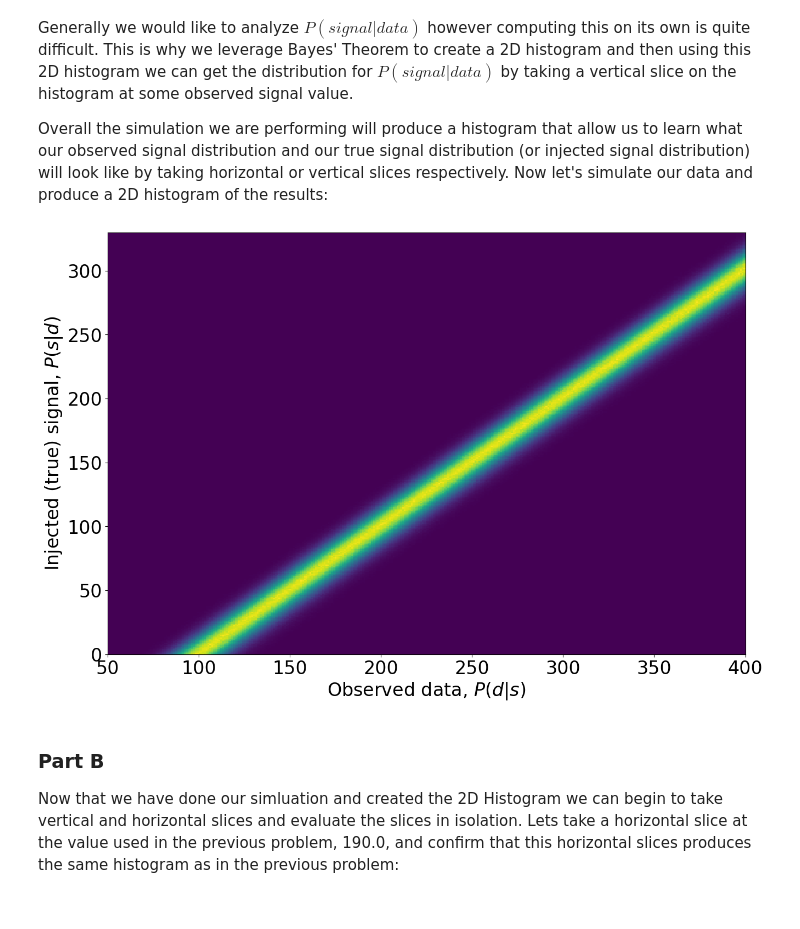
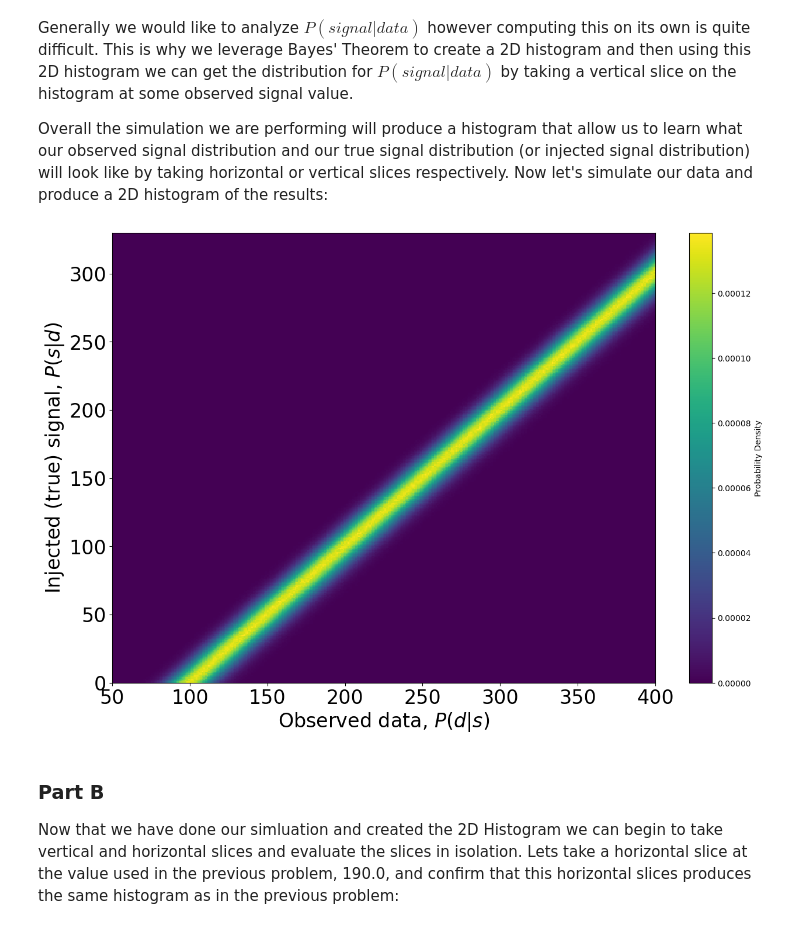
Before and after one commit to williamdolsen/phys434-21au, a Jupyter notebook: labs/lab6/lab6.ipynb, the cells around one changed output. Saved outputs shown, nothing was run; the diff lists cells and outputs as text; code cells hidden in the pictures.

```diff
--- a/labs/lab6/lab6.ipynb
+++ b/labs/lab6/lab6.ipynb
@@ -158,34 +158,35 @@ bkgd = stats.poisson.rvs(bkgd_lambda, size=draw_amount)
 # draw data for our injected signals
 signal_low = 0
 signal_high = 330
-signal = np.random.randint(low=signal_low, high=signal_high+1, size=draw_amount)
+signal = np.random.uniform(low=signal_low, high=signal_high+1, size=draw_amount)
 # %%
 # define our overall data
 data = bkgd + signal
 
 # define our bin edges
 signaledges = np.linspace(signal_low, signal_high, signal_high - signal_low + 1)
 dataedges_min = 50
 dataedges_high = signal_high + 70
 dataedges = np.linspace(dataedges_min, dataedges_high, dataedges_high - dataedges_min + 2)
 
 # group the results into bins
 Psd, temp, temp2 = np.histogram2d(data, signal, bins=[dataedges, signaledges], density=True)
 # note: temp == dataedges and temp2 == signaledges
 
 # plot
 def plot_2d_hist(signaledges, dataedges, Psd):
     datacenters = (dataedges[:-1] + dataedges[1:]) / 2
     signalcenters = (signaledges[:-1] + signaledges[1:]) / 2
     plt.pcolormesh(datacenters, signalcenters, Psd.T, shading='auto')
     plt.tick_params(labelsize=24)
     plt.ylabel('Injected (true) signal, $P(s|d)$', fontsize = 24)
     plt.xlabel('Observed data, $P(d|s)$', fontsize = 24)
+    plt.colorbar(label='Probability Density')
     plt.show()
 
 plot_2d_hist(signaledges, dataedges, Psd)
 # %% [output]
-[figure, old version]
+[figure, new version]
 # %% [markdown]
 ### Part B
 
```
Also changed, not shown: parts of 19 cells of this notebook.
